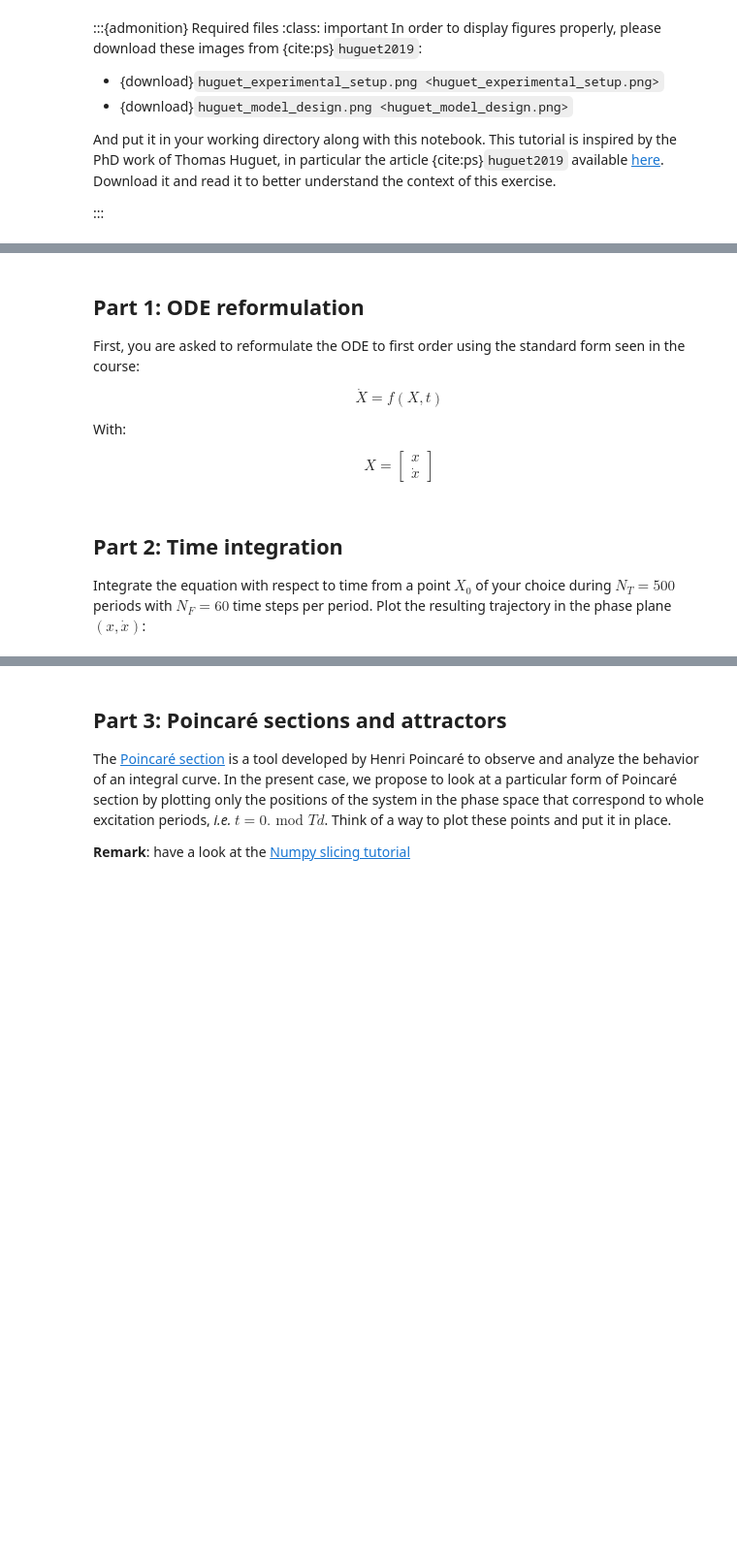
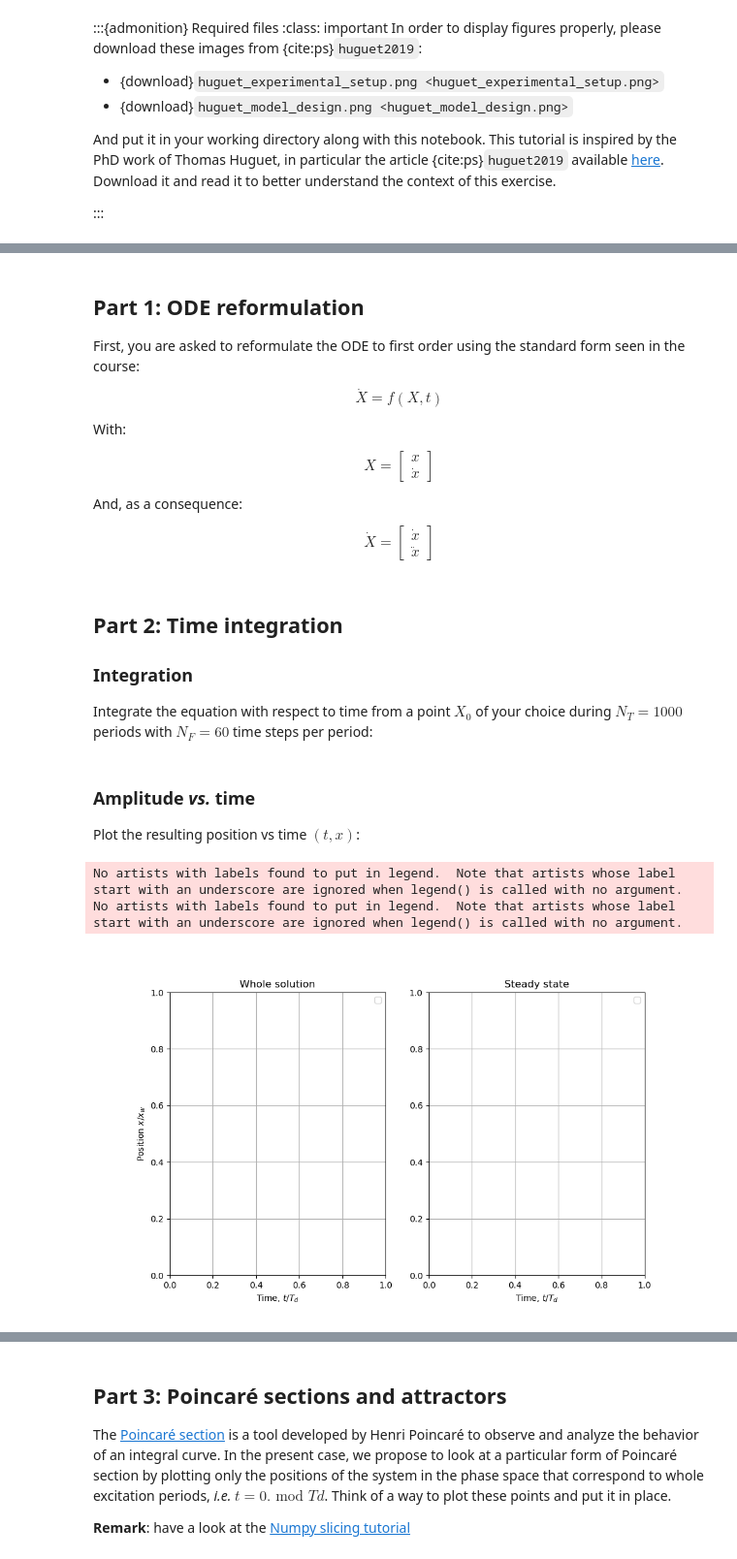
Before and after one commit to symmeHub/positron, a Jupyter notebook: _sources/ode/exercises/tutorials/duffing_oscillator.ipynb, the cells around one changed output, grey strips where cells are left out. Shown: that part at 97% size. Saved outputs shown, nothing was run; the diff lists cells and outputs as text; code cells hidden in the pictures; blank space fills up the shorter version.

```diff
--- a/_sources/ode/exercises/tutorials/duffing_oscillator.ipynb
+++ b/_sources/ode/exercises/tutorials/duffing_oscillator.ipynb
@@ -87,5 +87,14 @@ x \\
 \dot x
 \end{bmatrix}
 $$
+
+And, as a consequence:
+
+$$
+\dot X = \begin{bmatrix}
+\dot x \\
+\ddot x
+\end{bmatrix}
+$$
 # %%
 # COMPLETE THIS CELL
@@ -104,7 +112,9 @@ def f(X, t):
 # %% [markdown]
 ## Part 2: Time integration
 
-Integrate the equation with respect to time from a point $X_0$ of your choice during $N_T=500$ periods with $N_F=60$ time steps per period. Plot the resulting trajectory in the phase plane $(x, \dot x)$:
+### Integration
+
+Integrate the equation with respect to time from a point $X_0$ of your choice during $N_T=1000$ periods with $N_F=60$ time steps per period:
 # %%
 # COMPLETE THIS CELL
 
@@ -119,2 +129,34 @@ X0 = np.array([0.0, 0.0])  # CHANGE THE VALUES TO YOUR LIKING
 # x =
 # dotx =
+# %% [markdown]
+### Amplitude *vs.* time
+
+Plot the resulting position vs time $(t, x)$:
+# %%
+# xmax = x.max() / xw
+# xmin = x.min() / xw
+# xspan = xmax - xmin
+# xlim = xmin - .1 * xspan, xmax +.1 * xspan
+
+fig = plt.figure(figsize = (10, 6))
+ax1 = fig.add_subplot(1,2,1)
+plt.title("Whole solution")
+# plt.plot(t/Td, x/xw, "r-", label = "Whole solution")
+# plt.plot(t[-5*NF:]/Td, x[-5*NF:]/xw, "b-", label = "Last 5 periods")
+plt.grid()
+plt.legend()
+plt.xlabel("Time, $t/T_d$")
+plt.ylabel("Position $x/x_{w}$")
+# plt.ylim(*xlim)
+ax2 = fig.add_subplot(1,2,2)
+plt.title("Steady state")
+# plt.plot(t[-5*NF:]/Td, x[-5*NF:]/xw, "b-", label = "Last 5 periods")
+plt.grid()
+plt.legend()
+# plt.ylim(*xlim)
+plt.xlabel("Time, $t/T_d$")
+plt.show()
+# %% [output]
+No artists with labels found to put in legend.  Note that artists whose label start with an underscore are ignored when legend() is called with no argument.
+No artists with labels found to put in legend.  Note that artists whose label start with an underscore are ignored when legend() is called with no argument.
+[figure, added]
```
Also changed, not shown: parts of 10 cells of this notebook, 11 other files.
